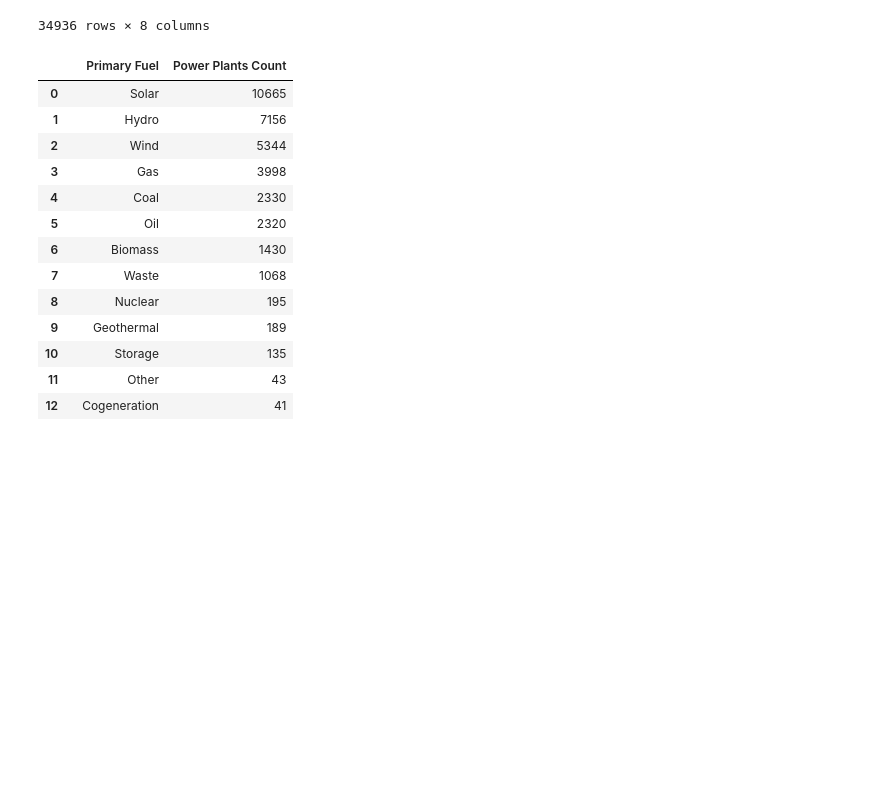
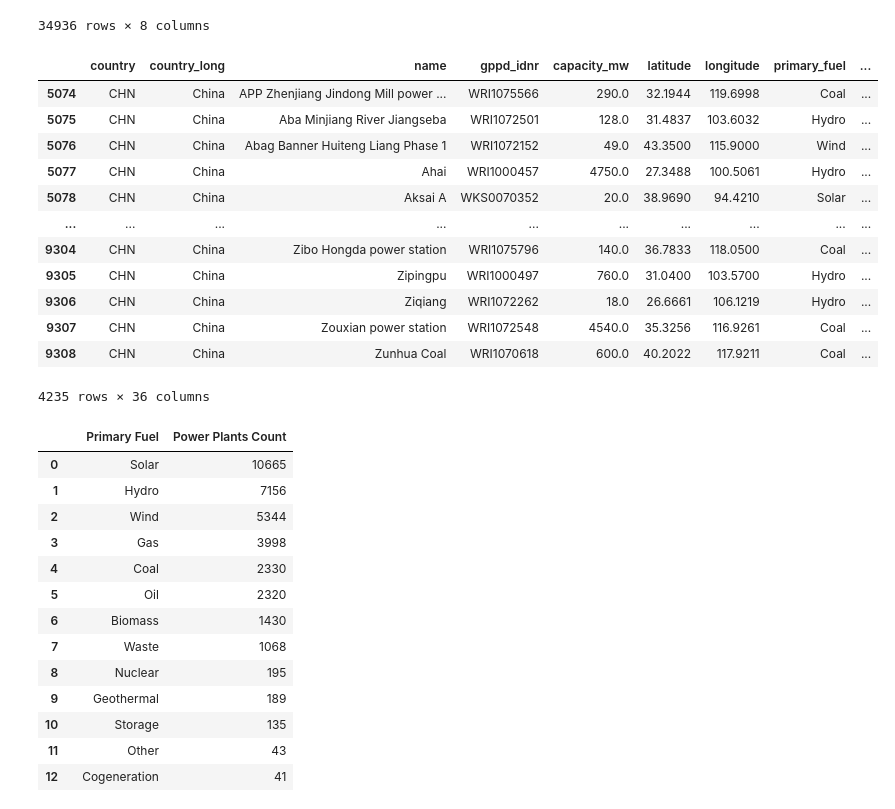
Before and after one commit to Tanuj7942/PowerPlantsData, a Jupyter notebook: Analysis/Power Plant Effects.ipynb, the cells around one changed output. Cells and saved outputs as stored; diff of their text form; code cells hidden in the pictures; blank space fills up the shorter version.

```diff
--- a/Analysis/Power Plant Effects.ipynb
+++ b/Analysis/Power Plant Effects.ipynb
@@ -7,6 +7,7 @@ import functools as ft
 co2_emission = pd.read_csv('../Data/Tanuj/co2_emissions_kt_by_country.csv')
 city_temperature = pd.read_csv('../Data/Tanuj/city_temperature.csv')
 power_plants = pd.read_csv('../Data/Tanuj/power_plants_data.csv')
+power_plants_full = pd.read_csv('../Data/Tanuj/global_power_plant_database.csv', keep_default_na=False)
 # %%
 city_temperature
 # %% [output]
@@ -59,6 +60,22 @@ power_plants
 | 34934 | ZWE | Zimbabwe | Hwange Coal Power Plant Zimbabwe | GEODB0040404 | 920.0 | -18.3835 | 26.4700 | Coal |
 | 34935 | ZWE | Zimbabwe | Kariba Dam South Hydroelectric Po... | GEODB0003803 | 750.0 | -16.5222 | 28.7619 | Hydro |
 34936 rows × 8 columns
+# %%
+power_plants_full.loc[power_plants_full['country_long'] == 'China']
+# %% [output]
+|  | country | country_long | name | gppd_idnr | capacity_mw | latitude | longitude | primary_fuel | ... |
+| 5074 | CHN | China | APP Zhenjiang Jindong Mill power ... | WRI1075566 | 290.0 | 32.1944 | 119.6998 | Coal | ... |
+| 5075 | CHN | China | Aba Minjiang River Jiangseba | WRI1072501 | 128.0 | 31.4837 | 103.6032 | Hydro | ... |
+| 5076 | CHN | China | Abag Banner Huiteng Liang Phase 1 | WRI1072152 | 49.0 | 43.3500 | 115.9000 | Wind | ... |
+| 5077 | CHN | China | Ahai | WRI1000457 | 4750.0 | 27.3488 | 100.5061 | Hydro | ... |
+| 5078 | CHN | China | Aksai A | WKS0070352 | 20.0 | 38.9690 | 94.4210 | Solar | ... |
+| ... | ... | ... | ... | ... | ... | ... | ... | ... | ... |
+| 9304 | CHN | China | Zibo Hongda power station | WRI1075796 | 140.0 | 36.7833 | 118.0500 | Coal | ... |
+| 9305 | CHN | China | Zipingpu | WRI1000497 | 760.0 | 31.0400 | 103.5700 | Hydro | ... |
+| 9306 | CHN | China | Ziqiang | WRI1072262 | 18.0 | 26.6661 | 106.1219 | Hydro | ... |
+| 9307 | CHN | China | Zouxian power station | WRI1072548 | 4540.0 | 35.3256 | 116.9261 | Coal | ... |
+| 9308 | CHN | China | Zunhua Coal | WRI1070618 | 600.0 | 40.2022 | 117.9211 | Coal | ... |
+4235 rows × 36 columns
 # %%
 power_plant_count = power_plants['primary_fuel'].value_counts().reset_index().rename(columns={"index":"Primary Fuel", "primary_fuel":"Power Plants Count"})
 power_plant_count
```
Also changed, not shown: parts of 5 cells of this notebook, 5 other files.
